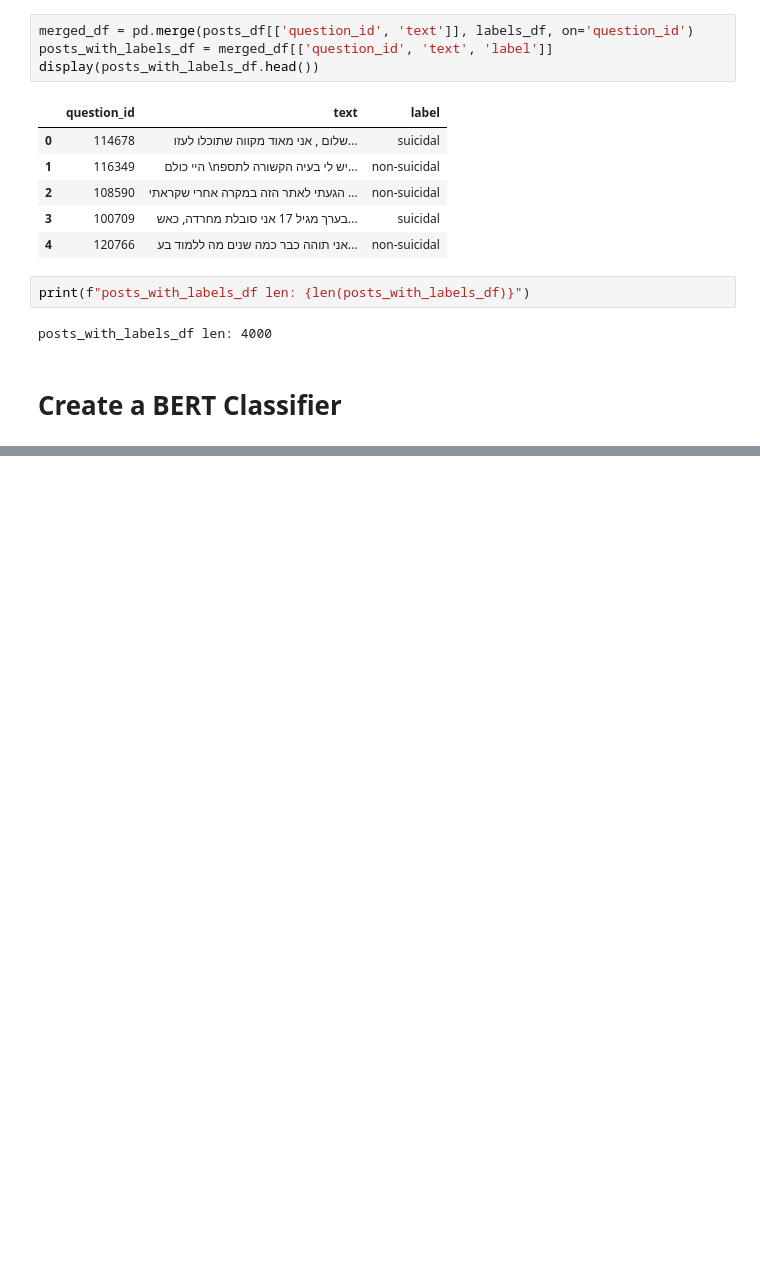
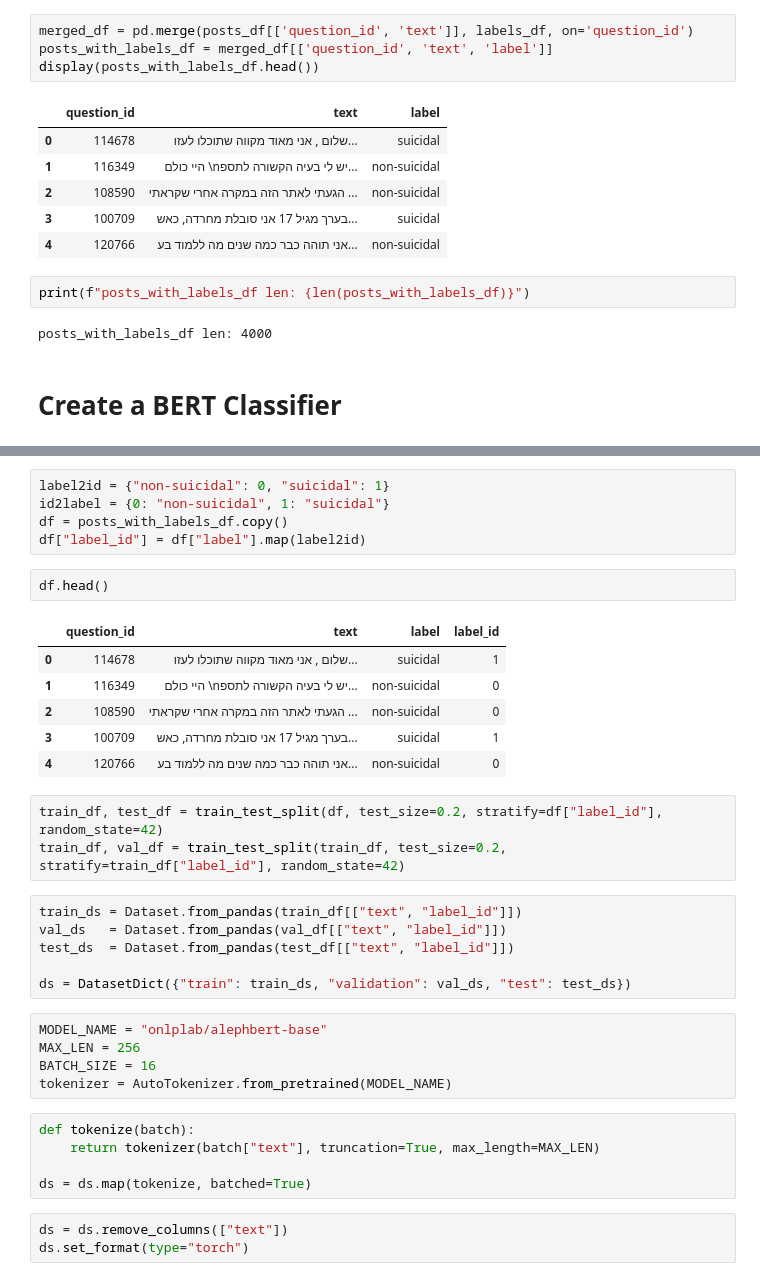
Before and after one commit to DanielHevdeli/hafifot-tiug, a Jupyter notebook: BERT_training.ipynb, the cells around one changed output, grey strips where cells are left out. Saved outputs shown, nothing was run; the diff lists cells and outputs as text; blank space fills up the shorter version.

```diff
--- a/BERT_training.ipynb
+++ b/BERT_training.ipynb
@@ -55,0 +73,36 @@ posts_with_labels_df len: 4000
+# %%
+label2id = {"non-suicidal": 0, "suicidal": 1}
+id2label = {0: "non-suicidal", 1: "suicidal"}
+df = posts_with_labels_df.copy()
+df["label_id"] = df["label"].map(label2id)
+# %%
+df.head()
+# %% [output]
+|  | question_id | text | label | label_id |
+| 0 | 114678 | שלום , אני מאוד מקווה שתוכלו לעזו... | suicidal | 1 |
+| 1 | 116349 | היי כולם \nיש לי בעיה הקשורה לתספ... | non-suicidal | 0 |
+| 2 | 108590 | הגעתי לאתר הזה במקרה אחרי שקראתי ... | non-suicidal | 0 |
+| 3 | 100709 | בערך מגיל 17 אני סובלת מחרדה, כאש... | suicidal | 1 |
+| 4 | 120766 | אני תוהה כבר כמה שנים מה ללמוד בע... | non-suicidal | 0 |
+# %%
+train_df, test_df = train_test_split(df, test_size=0.2, stratify=df["label_id"], random_state=42)
+train_df, val_df = train_test_split(train_df, test_size=0.2, stratify=train_df["label_id"], random_state=42)
+# %%
+train_ds = Dataset.from_pandas(train_df[["text", "label_id"]])
+val_ds   = Dataset.from_pandas(val_df[["text", "label_id"]])
+test_ds  = Dataset.from_pandas(test_df[["text", "label_id"]])
+
+ds = DatasetDict({"train": train_ds, "validation": val_ds, "test": test_ds})
+# %%
+MODEL_NAME = "onlplab/alephbert-base"
+MAX_LEN = 256
+BATCH_SIZE = 16
+tokenizer = AutoTokenizer.from_pretrained(MODEL_NAME)
+# %%
+def tokenize(batch):
+    return tokenizer(batch["text"], truncation=True, max_length=MAX_LEN)
+
+ds = ds.map(tokenize, batched=True)
+# %%
+ds = ds.remove_columns(["text"])
+ds.set_format(type="torch")
```
Also changed, not shown: parts of 3 cells of this notebook.
